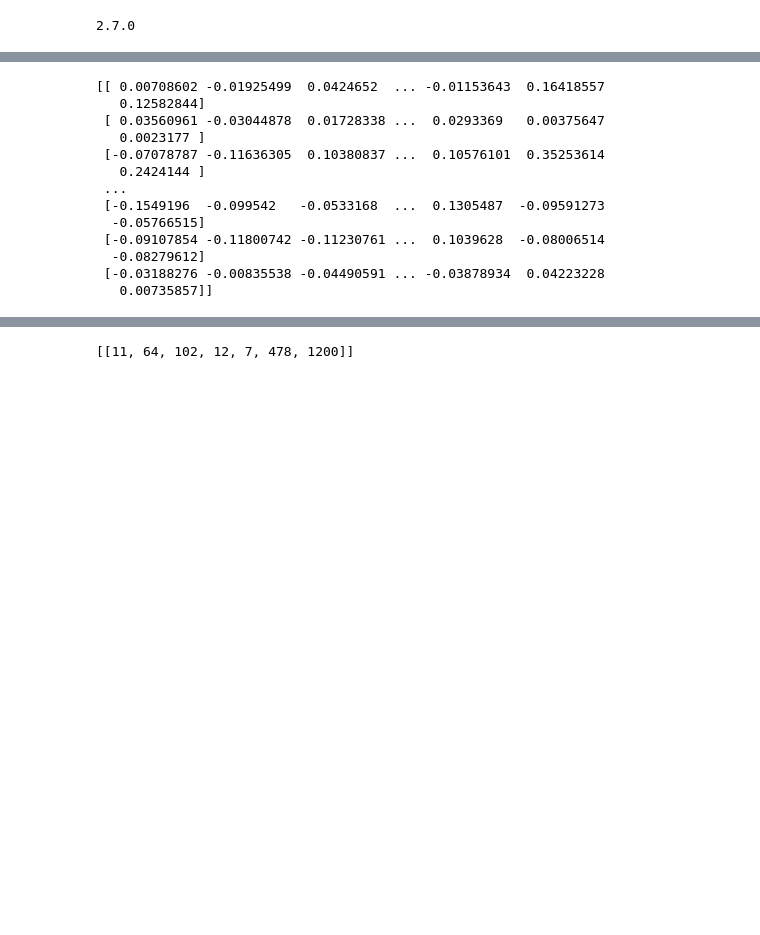
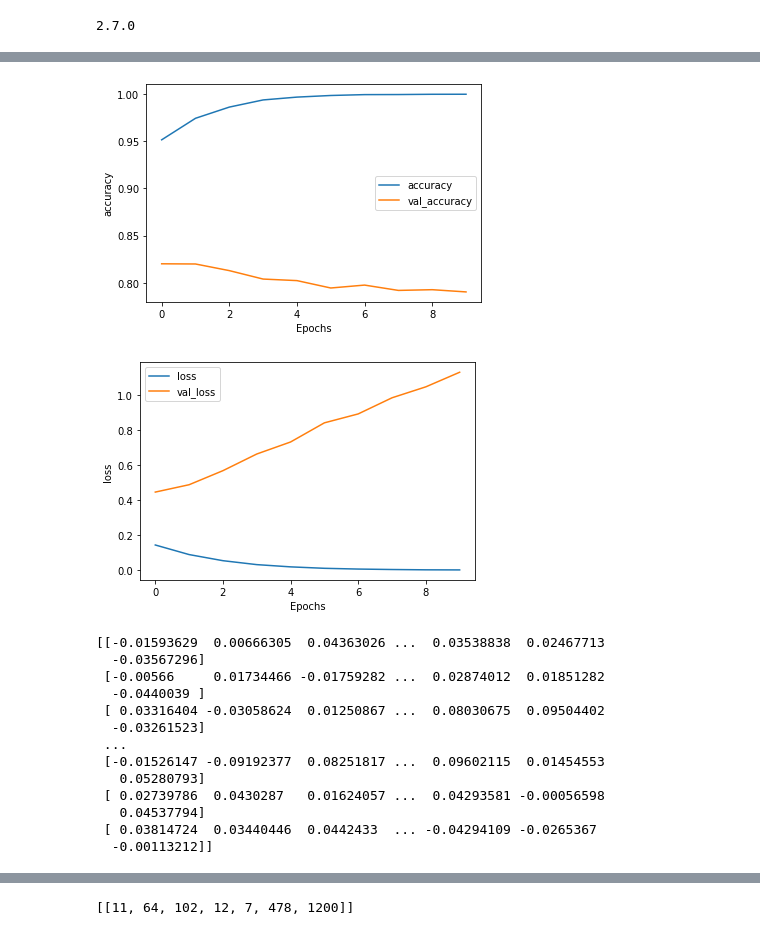
Before and after one commit to Loga19818eeanvesh/Natural_Language_Processing_Sequence_Models_Assignments, a Jupyter notebook: tf_c3w2_l1_IMDB_word2vec.ipynb, the cells around one changed output, grey strips where cells are left out. Drawn from its saved outputs; the diff is of its cells as text; code cells hidden in the pictures; blank space fills up the shorter version.

```diff
--- a/tf_c3w2_l1_IMDB_word2vec.ipynb
+++ b/tf_c3w2_l1_IMDB_word2vec.ipynb
@@ -34,8 +42,8 @@ training_labels_final = np.array(training_labels)
 testing_labels_final = np.array(testing_labels)
 # %%
 vocab_size = 10000
-embedding_dim = 16
-max_length = 120
+embedding_dim = 64
+max_length = 128
 trunc_type='post'
 oov_tok = "<UNK>"
 
@@ -48,7 +56,7 @@ tokenizer = Tokenizer(oov_token=oov_tok)
 tokenizer.fit_on_texts(training_sentences)
 word_index = tokenizer.word_index
 #
-vocab_size = len(word_index)
+vocab_size = len(word_index)+1
 #
 sequences = tokenizer.texts_to_sequences(training_sentences)
 padded = pad_sequences(sequences,maxlen=max_length, truncating=trunc_type, padding='post')
@@ -87,6 +95,6 @@ Non-trainable params: 0
 _________________________________________________________________
 # %%
 num_epochs = 10
-model.fit(padded, training_labels_final, epochs=num_epochs, validation_data=(testing_padded, testing_labels_final))
+history = model.fit(padded, training_labels_final, epochs=num_epochs, validation_data=(testing_padded, testing_labels_final))
 # %% [output]
 Epoch 1/10
@@ -113,21 +120,38 @@ Epoch 10/10
+# %%
+import matplotlib.pyplot as plt
+
+
+def plot_graphs(history, string):
+  plt.plot(history.history[string])
+  plt.plot(history.history['val_'+string])
+  plt.xlabel("Epochs")
+  plt.ylabel(string)
+  plt.legend([string, 'val_'+string])
+  plt.show()
+
+plot_graphs(history, "accuracy")
+plot_graphs(history, "loss")
+# %% [output]
+[figure, added]
+[figure, added]
 # %%
 e = model.layers[0]
 weights = e.get_weights()[0]
 print(weights) # shape: (vocab_size, embedding_dim)
 # %% [output]
-[[ 0.00708602 -0.01925499  0.0424652  ... -0.01153643  0.16418557
-   0.12582844]
- [ 0.03560961 -0.03044878  0.01728338 ...  0.0293369   0.00375647
-   0.0023177 ]
- [-0.07078787 -0.11636305  0.10380837 ...  0.10576101  0.35253614
-   0.2424144 ]
+[[-0.01593629  0.00666305  0.04363026 ...  0.03538838  0.02467713
+  -0.03567296]
+ [-0.00566     0.01734466 -0.01759282 ...  0.02874012  0.01851282
+  -0.0440039 ]
+ [ 0.03316404 -0.03058624  0.01250867 ...  0.08030675  0.09504402
+  -0.03261523]
  ...
- [-0.1549196  -0.099542   -0.0533168  ...  0.1305487  -0.09591273
-  -0.05766515]
- [-0.09107854 -0.11800742 -0.11230761 ...  0.1039628  -0.08006514
-  -0.08279612]
- [-0.03188276 -0.00835538 -0.04490591 ... -0.03878934  0.04223228
-   0.00735857]]
+ [-0.01526147 -0.09192377  0.08251817 ...  0.09602115  0.01454553
+   0.05280793]
+ [ 0.02739786  0.0430287   0.01624057 ...  0.04293581 -0.00056598
+   0.04537794]
+ [ 0.03814724  0.03440446  0.0442433  ... -0.04294109 -0.0265367
+  -0.00113212]]
 # %%
 import io
 
```
Also changed, not shown: parts of 3 cells of this notebook.
